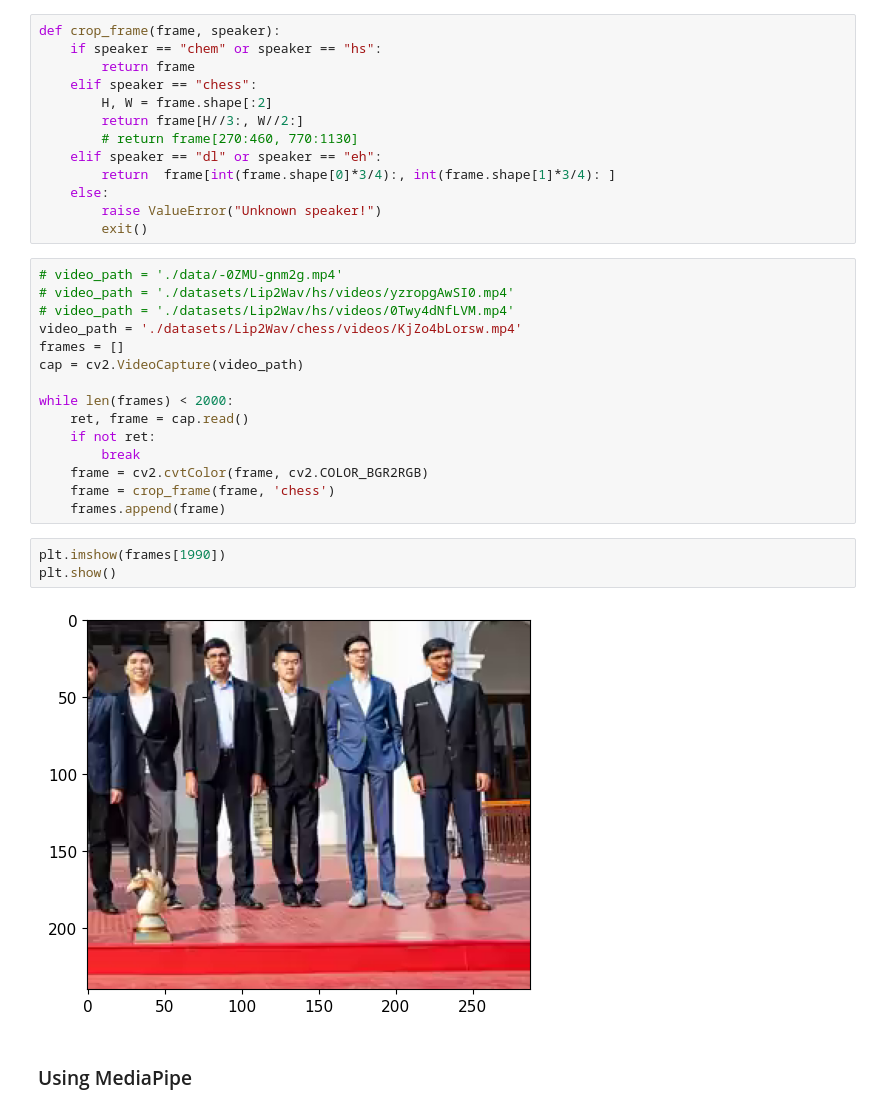
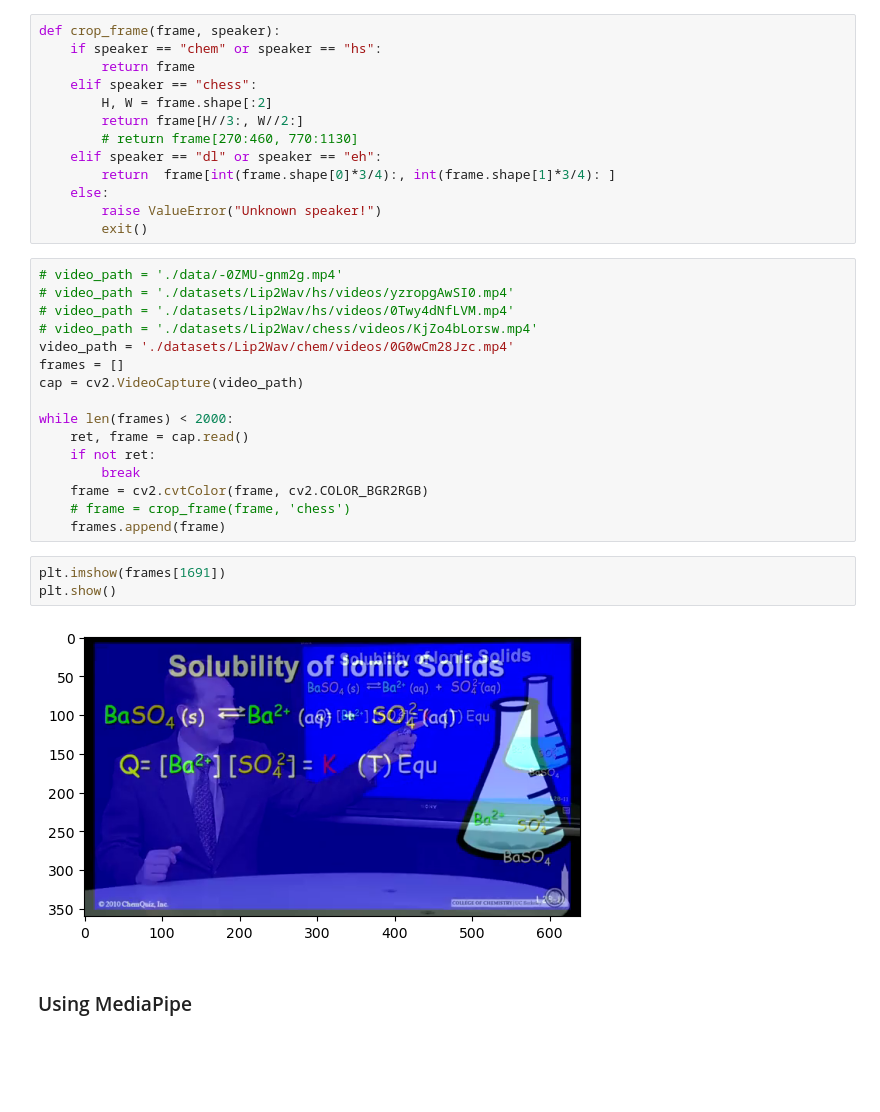
Before and after one commit to vanshg1729/auto_avsr, a Jupyter notebook: preprocess.ipynb, the cells around one changed output. Cells and saved outputs as stored; diff of their text form; blank space fills up the shorter version.

```diff
--- a/preprocess.ipynb
+++ b/preprocess.ipynb
@@ -47,7 +50,8 @@ def crop_frame(frame, speaker):
 # video_path = './data/-0ZMU-gnm2g.mp4'
 # video_path = './datasets/Lip2Wav/hs/videos/yzropgAwSI0.mp4'
 # video_path = './datasets/Lip2Wav/hs/videos/0Twy4dNfLVM.mp4'
-video_path = './datasets/Lip2Wav/chess/videos/KjZo4bLorsw.mp4'
+# video_path = './datasets/Lip2Wav/chess/videos/KjZo4bLorsw.mp4'
+video_path = './datasets/Lip2Wav/chem/videos/0G0wCm28Jzc.mp4'
 frames = []
 cap = cv2.VideoCapture(video_path)
 
@@ -56,13 +60,13 @@ while len(frames) < 2000:
     if not ret:
         break
     frame = cv2.cvtColor(frame, cv2.COLOR_BGR2RGB)
-    frame = crop_frame(frame, 'chess')
+    # frame = crop_frame(frame, 'chess')
     frames.append(frame)
 # %%
-plt.imshow(frames[1990])
+plt.imshow(frames[1691])
 plt.show()
 # %% [output]
-[figure, old version]
+[figure, new version]
 # %% [markdown]
 ### Using MediaPipe
 # %%
```
Also changed, not shown: parts of 18 cells of this notebook, 3 other files.
